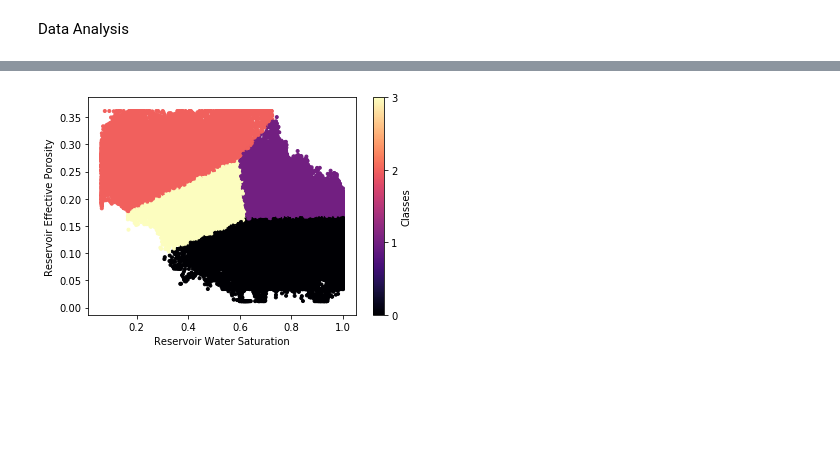
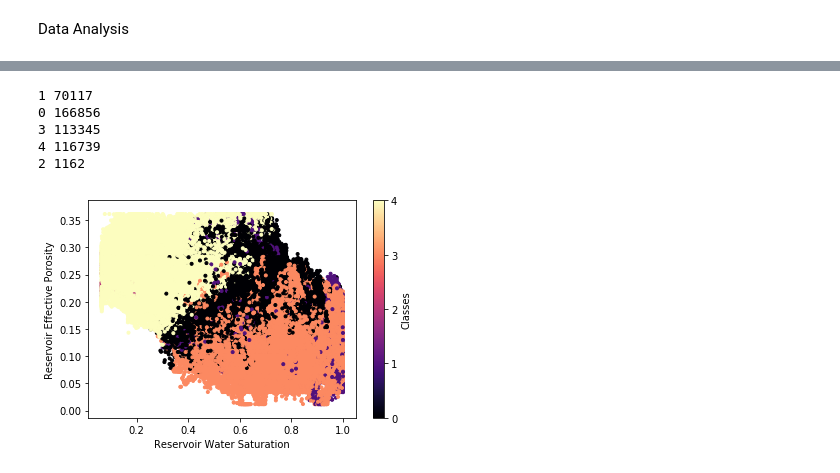
Before and after one commit to jralha/campob, a Jupyter notebook: kmeans.ipynb, the cells around one changed output, grey strips where cells are left out. Saved outputs shown, nothing was run; the diff lists cells and outputs as text; code cells hidden in the pictures; blank space fills up the shorter version.

```diff
--- a/kmeans.ipynb
+++ b/kmeans.ipynb
@@ -70,0 +71,12 @@ plt.show()
+# %%
+ws = [wcss0, wcss1, r_wcss0, r_wcss1]
+logs=[]
+for i in ws:
+    logs.append(np.log(i))
+gaps0 = logs[2]-logs[0]
+gaps1 = logs[3]-logs[1]
+g0=[]
+g1=[]
+for i in range(len(gaps0)-1):
+    g0.append(gaps0[i]-gaps0[i+1])
+    g1.append(gaps1[i]-gaps1[i+1])
@@ -71,24 +93,28 @@ plt.show()
+# %%
+nk0=g0.index(np.max(g0[:-2]))+1
+nk1=g1.index(np.max(g1[:-2]))+1
 # %%
-kmeans = KMeans(4,init='k-means++')
+kmeans = KMeans(nk0,init='k-means++')
 new_data = res.copy()
-new_data['Cluster']=kmeans.fit_predict(temp_data)
-clusters=new_data['Cluster']
+new_data['Cluster0']=kmeans.fit_predict(data0)
+clusters0=new_data['Cluster0']
+kmeans = KMeans(nk1,init='k-means++')
+new_data['Cluster1']=kmeans.fit_predict(data1)
+clusters1=new_data['Cluster1']
-# %%
-li_cluster=new_data['Cluster'].tolist()
-n_li=[]
-for i in li_cluster:
-    if i == 3:
-        n_li.append(0)
-    elif i == 0:
-        n_li.append(3)
-    else:
-        n_li.append(i)
-new_data['Cluster'] = pd.Series(n_li)
+# %%
+for i in new_data['Cluster0'].unique():
+    print(i, len(new_data.loc[new_data['Cluster0'] == i]))
+# %% [output]
+1 70117
+0 166856
+3 113345
+4 116739
+2 1162
 # %%
-plt.scatter(x,y,c=n_li,marker='.',cmap='magma')
+plt.scatter(res['SW'],res['phie'],c=new_data['Cluster0'],marker='.',cmap='magma')
 plt.xlabel('Reservoir Water Saturation')
 plt.ylabel('Reservoir Effective Porosity')
-plt.colorbar(ticks=[0,1,2,3],spacing='uniform',label='Classes')
+plt.colorbar(ticks=[0,1,2,3,4],spacing='uniform',label='Classes')
 plt.show()
 # %% [output]
-[figure, old version]
+[figure, new version]
```
Also changed, not shown: parts of 22 cells of this notebook, 6 other files.
